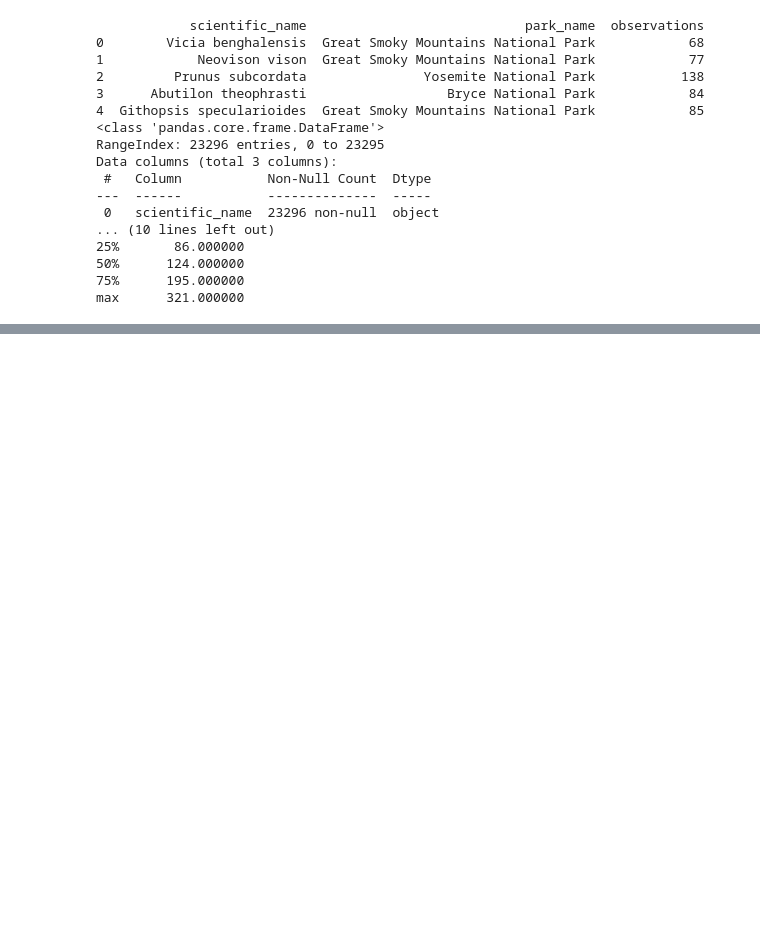
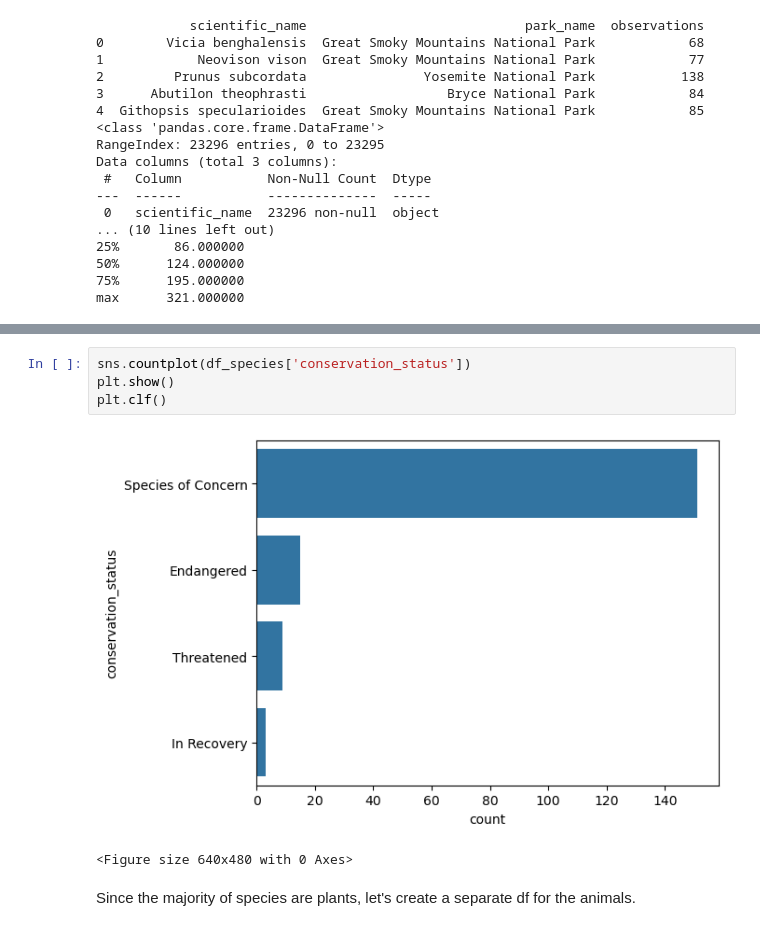
Before and after one commit to begg90/code_academy_projects, a Jupyter notebook: Biodiversity in National Parks/biodiversity.ipynb, the cells around one changed output, grey strips where cells are left out. Drawn from its saved outputs; the diff is of its cells as text; blank space fills up the shorter version.

```diff
--- a/Biodiversity in National Parks/biodiversity.ipynb
+++ b/Biodiversity in National Parks/biodiversity.ipynb
@@ -56,0 +91,9 @@ max      321.000000
+# %%
+sns.countplot(df_species['conservation_status'])
+plt.show()
+plt.clf()
+# %% [output]
+[figure, added]
+<Figure size 640x480 with 0 Axes>
+# %% [markdown]
+Since the majority of species are plants, let's create a separate df for the animals.
```
Also changed, not shown: parts of 8 cells of this notebook.
